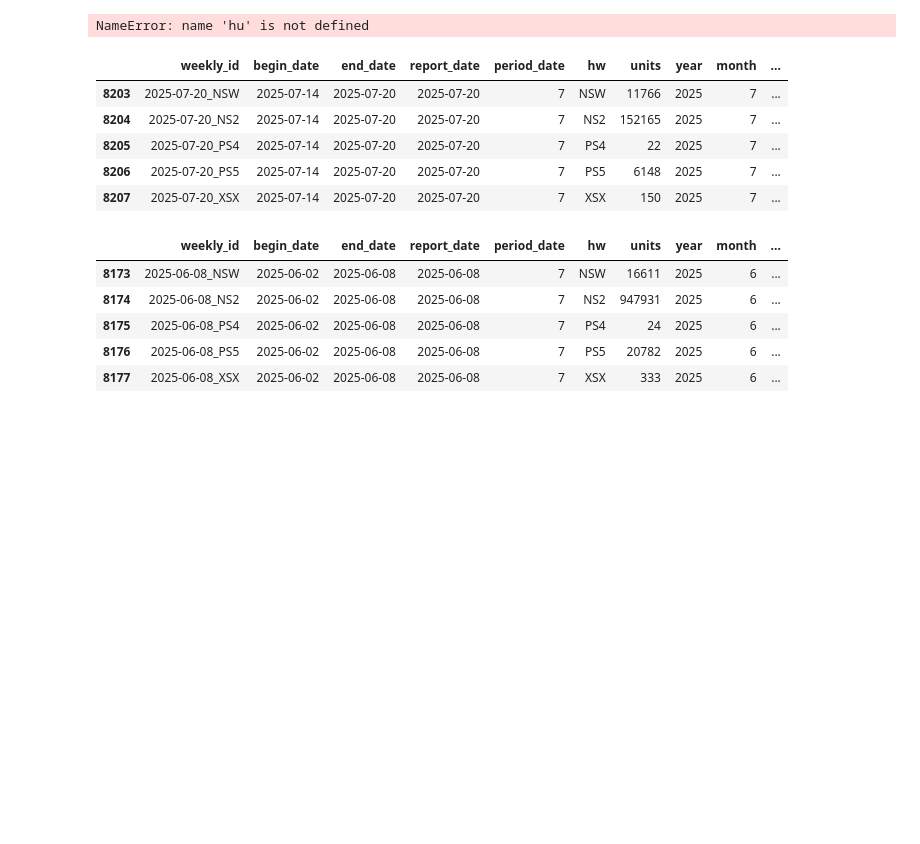
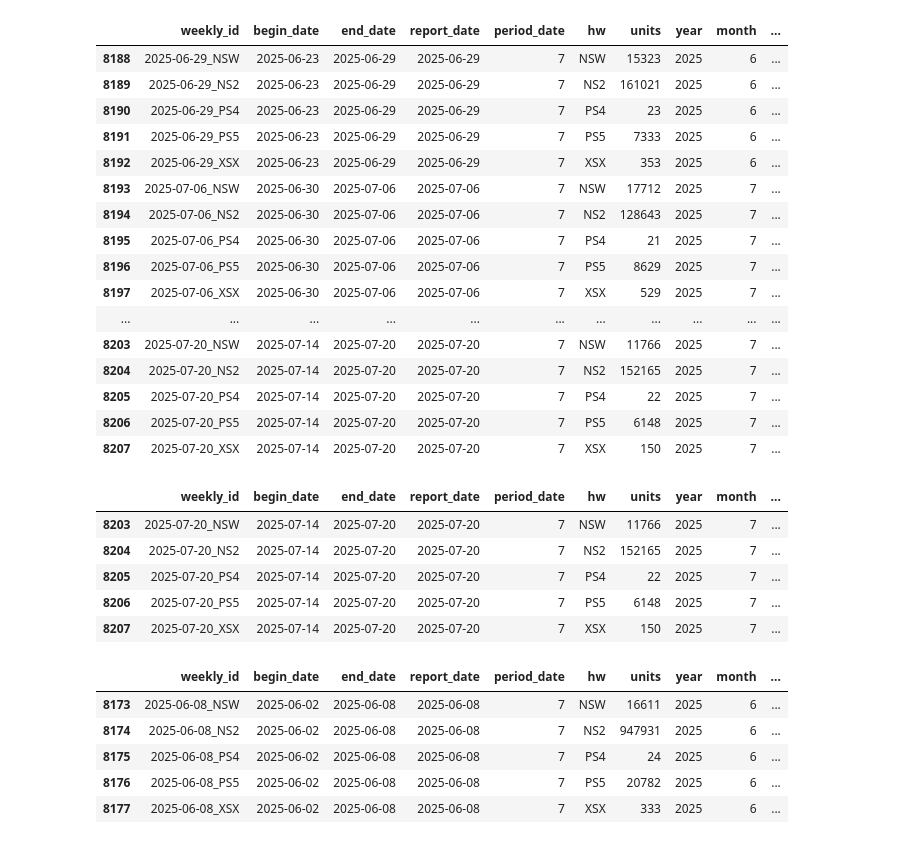
Before and after one commit to hidenden/gamedata, a Jupyter notebook: analysis/Switch分析.ipynb, the cells around one changed output. Saved outputs shown, nothing was run; the diff lists cells and outputs as text; code cells hidden in the pictures; blank space fills up the shorter version.

```diff
--- a/analysis/Switch分析.ipynb
+++ b/analysis/Switch分析.ipynb
@@ -4,13 +4,29 @@ from typing import Optional, List
 import pandas as pd
 from datetime import datetime, timedelta
 # %%
-hard_sales_df = du.load_hard_sales()
-du.get_hw_names(hard_sales_df)
+hard_sales_df = hs.load_hard_sales()
+hs.get_hw_names(hard_sales_df)
 
-hard_sales_df = du.extract_by_hw(hard_sales_df, ['NSW', 'NS2', 'PS5', 'PS4', "XSX"])
+hard_sales_df = hs.extract_by_hw(hard_sales_df, ['NSW', 'NS2', 'PS5', 'PS4', "XSX"])
 
 # hard_sales_dfの最後から20行程度を表示する
 hard_sales_df.tail(20)
 # %% [output]
-NameError: name 'hu' is not defined
+|  | weekly_id | begin_date | end_date | report_date | period_date | hw | units | year | month | ... |
+| 8188 | 2025-06-29_NSW | 2025-06-23 | 2025-06-29 | 2025-06-29 | 7 | NSW | 15323 | 2025 | 6 | ... |
+| 8189 | 2025-06-29_NS2 | 2025-06-23 | 2025-06-29 | 2025-06-29 | 7 | NS2 | 161021 | 2025 | 6 | ... |
+| 8190 | 2025-06-29_PS4 | 2025-06-23 | 2025-06-29 | 2025-06-29 | 7 | PS4 | 23 | 2025 | 6 | ... |
+| 8191 | 2025-06-29_PS5 | 2025-06-23 | 2025-06-29 | 2025-06-29 | 7 | PS5 | 7333 | 2025 | 6 | ... |
+| 8192 | 2025-06-29_XSX | 2025-06-23 | 2025-06-29 | 2025-06-29 | 7 | XSX | 353 | 2025 | 6 | ... |
+| 8193 | 2025-07-06_NSW | 2025-06-30 | 2025-07-06 | 2025-07-06 | 7 | NSW | 17712 | 2025 | 7 | ... |
+| 8194 | 2025-07-06_NS2 | 2025-06-30 | 2025-07-06 | 2025-07-06 | 7 | NS2 | 128643 | 2025 | 7 | ... |
+| 8195 | 2025-07-06_PS4 | 2025-06-30 | 2025-07-06 | 2025-07-06 | 7 | PS4 | 21 | 2025 | 7 | ... |
+| 8196 | 2025-07-06_PS5 | 2025-06-30 | 2025-07-06 | 2025-07-06 | 7 | PS5 | 8629 | 2025 | 7 | ... |
+| 8197 | 2025-07-06_XSX | 2025-06-30 | 2025-07-06 | 2025-07-06 | 7 | XSX | 529 | 2025 | 7 | ... |
+| ... | ... | ... | ... | ... | ... | ... | ... | ... | ... | ... |
+| 8203 | 2025-07-20_NSW | 2025-07-14 | 2025-07-20 | 2025-07-20 | 7 | NSW | 11766 | 2025 | 7 | ... |
+| 8204 | 2025-07-20_NS2 | 2025-07-14 | 2025-07-20 | 2025-07-20 | 7 | NS2 | 152165 | 2025 | 7 | ... |
+| 8205 | 2025-07-20_PS4 | 2025-07-14 | 2025-07-20 | 2025-07-20 | 7 | PS4 | 22 | 2025 | 7 | ... |
+| 8206 | 2025-07-20_PS5 | 2025-07-14 | 2025-07-20 | 2025-07-20 | 7 | PS5 | 6148 | 2025 | 7 | ... |
+| 8207 | 2025-07-20_XSX | 2025-07-14 | 2025-07-20 | 2025-07-20 | 7 | XSX | 150 | 2025 | 7 | ... |
 # %%
```
Also changed, not shown: parts of 7 cells of this notebook.
